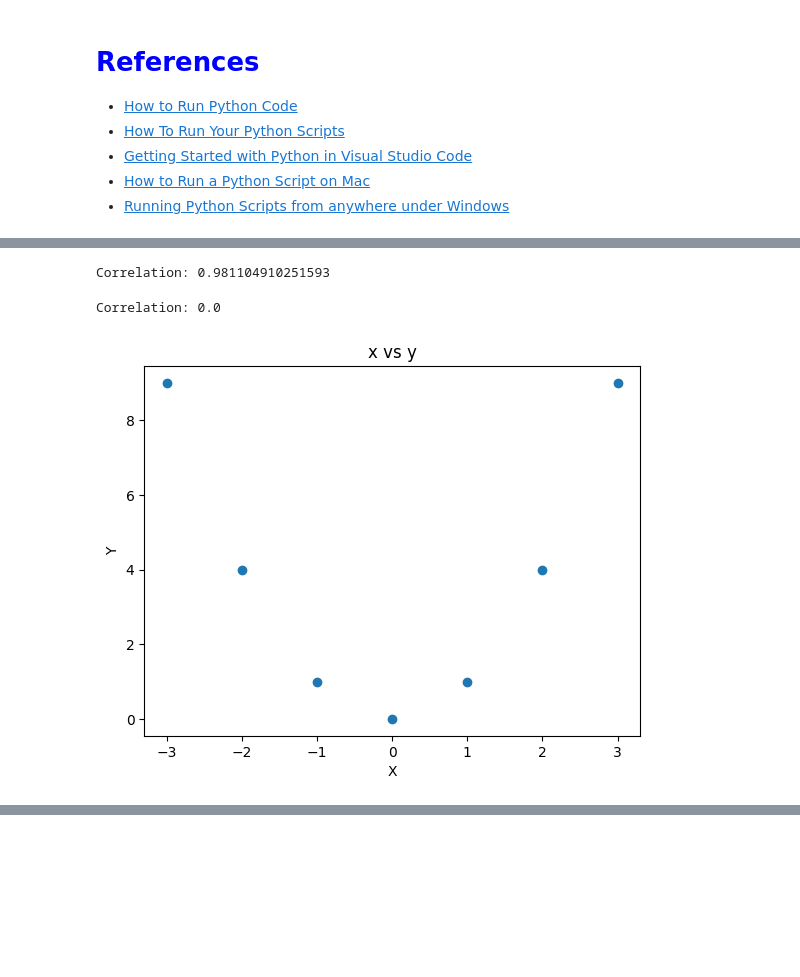
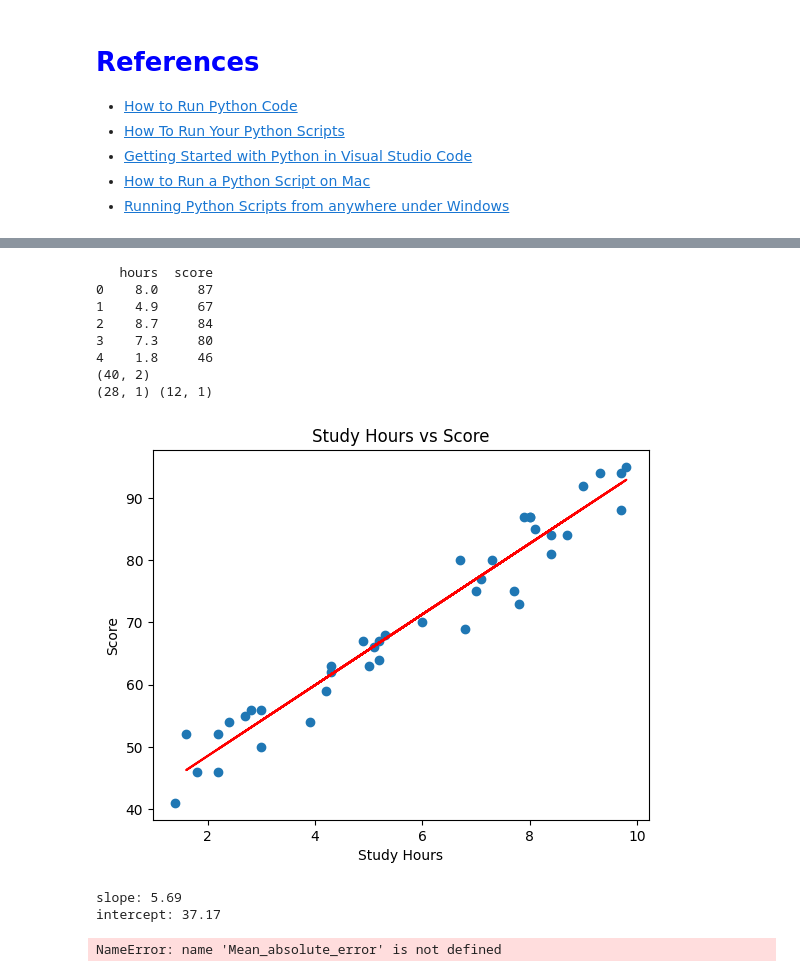
Before and after one commit to saranyasivasubramaniyam11-lgtm/-voice-phishing-detection, a Jupyter notebook: welcome/running_python.ipynb, the cells around one changed output, grey strips where cells are left out. Drawn from its saved outputs; the diff is of its cells as text; code cells hidden in the pictures; blank space fills up the shorter version.

```diff
--- a/welcome/running_python.ipynb
+++ b/welcome/running_python.ipynb
@@ -316,26 +207,33 @@ Correlation: -1.0
-# %%
-import numpy as np
-
-x = [1, 2, 3, 4, 5]
-y = [1, 4, 9, 16, 25]
-
-correlation = np.corrcoef(x, y)[0, 1]
-
-print("Correlation:", correlation)
-# %% [output]
-Correlation: 0.981104910251593
-# %%
-import numpy as np
-import matplotlib.pyplot as plt
-x = [-3, -2, -1, 0, 1, 2, 3]
-y = [9, 4, 1, 0, 1, 4, 9]
-correlation = np.corrcoef(x, y)[0, 1]
-print("Correlation:", correlation)
-plt.scatter(x,y)
-plt.xlabel("X")
-plt.ylabel("Y")
-plt.title("x vs y")
-plt.show()
-# %% [output]
-Correlation: 0.0
-[figure, removed]
+# %%
+import pandas as pd
+from google.colab import files
+uploaded=files.upload()
+import matplotlib.pyplot as plt
+from sklearn.linear_model import LinearRegression
+from sklearn.model_selection import train_test_split
+from sklearn.metrics import mean_squared_error, r2_score
+df=pd.read_csv("study_hours.csv")
+print(df.head())
+print(df.shape)
+x=df[["hours"]]
+y=df["score"]
+x_train, x_test, y_train, y_test = train_test_split(x, y, test_size=0.3, random_state=0)
+print(x_train.shape,x_test.shape)
+model= LinearRegression()
+model.fit(x_train,y_train)
+plt.scatter(df["hours"],df["score"])
+plt.xlabel("Study Hours")
+plt.ylabel("Score")
+plt.title("Study Hours vs Score")
+plt.plot(x_train,model.predict(x_train),color="red")
+plt.show()
+print("slope:", round(model.coef_[0],2))
+print("intercept:", round(model.intercept_,2))
+pred=model.predict(x_test)
+mea=Mean_absolute_error(y_test,pred)
+r2=r2_score(y_test,pred)
+print("MEA:",round(mea,2))
+print("R2:",round(r2,3))
+new_student=pd.DataFrame({"study_hours":[7]})
+print(model.predict(new_student))
+# %% [output]
@@ -341,0 +241,12 @@ Correlation: 0.0
+   hours  score
+0    8.0     87
+1    4.9     67
+2    8.7     84
+3    7.3     80
+4    1.8     46
+(40, 2)
+(28, 1) (12, 1)
+[figure, added]
+slope: 5.69
+intercept: 37.17
+NameError: name 'Mean_absolute_error' is not defined
```
Also changed, not shown: parts of 10 cells of this notebook.
